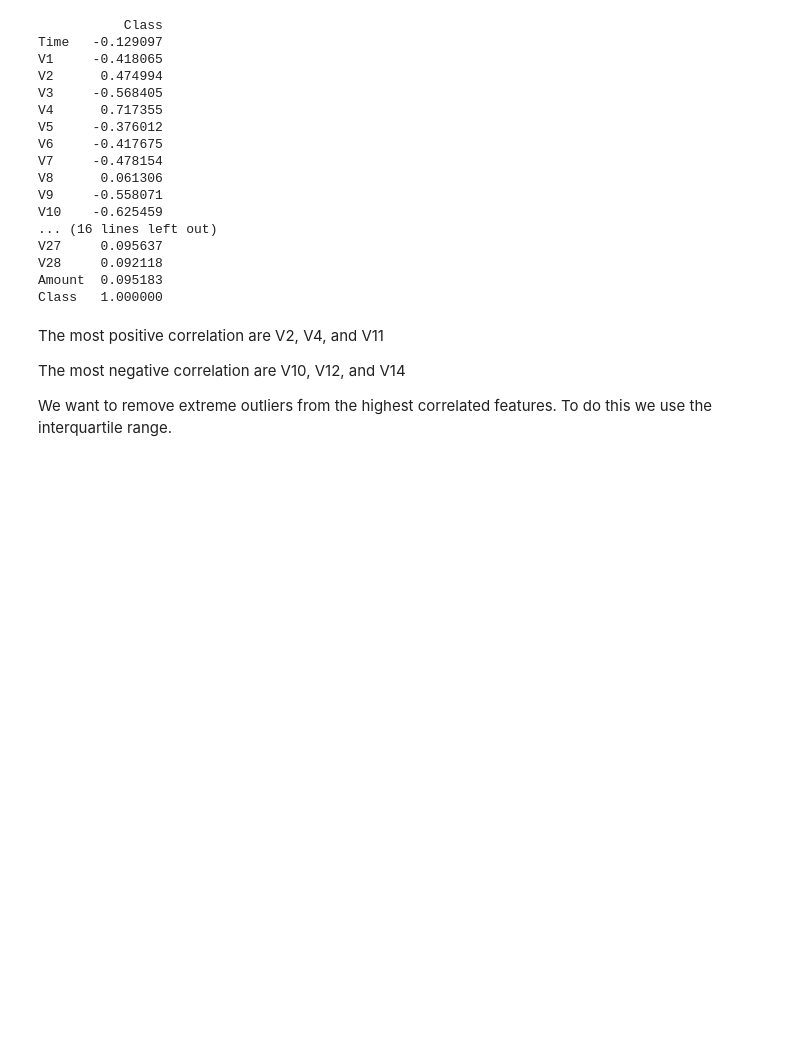
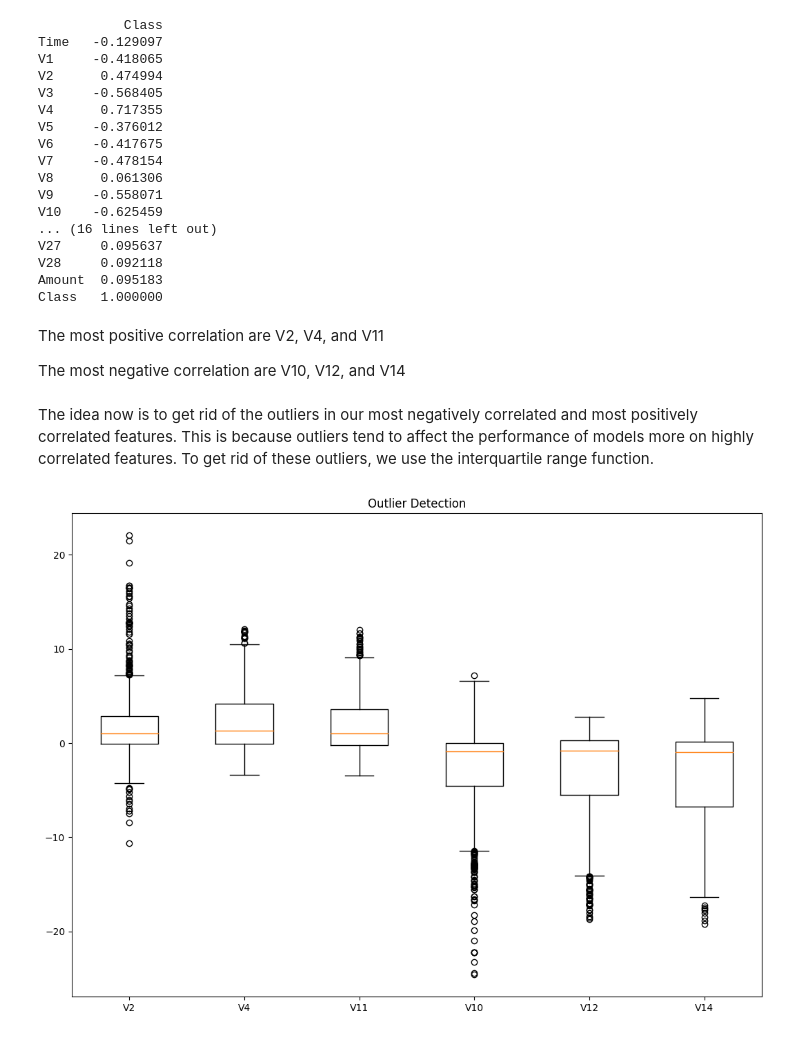
Before and after one commit to GavinEBinder/Credit-Card-Fraud-Detection-ML-Project, a Jupyter notebook: CreditCardFraudDetection.ipynb, the cells around one changed output. Saved outputs shown, nothing was run; the diff lists cells and outputs as text; code cells hidden in the pictures; blank space fills up the shorter version.

```diff
--- a/CreditCardFraudDetection.ipynb
+++ b/CreditCardFraudDetection.ipynb
@@ -162,5 +185,16 @@ Class   1.000000
 The most positive correlation are V2, V4, and V11
 
 The most negative correlation are V10, V12, and V14
-
-We want to remove extreme outliers from the highest correlated features. To do this we use the interquartile range.
+# %% [markdown]
+The idea now is to get rid of the outliers in our most negatively correlated and most positively correlated features. This is because outliers tend to affect the performance of models more on highly correlated features. To get rid of these outliers, we use the interquartile range function.
+# %%
+x = [df.V2, df.V4, df.V11, df.V10, df.V12, df.V14]
+y = ['V2', 'V4', 'V11', 'V10', 'V12', 'V14']
+fig = plt.figure(figsize =(10, 7))
+ax = fig.add_axes([0, 0, 1, 1])
+ax.boxplot(x)
+ax.set_xticklabels(y)
+plt.title('Outlier Detection')
+plt.show()
+# %% [output]
+[figure, added]
```
Also changed, not shown: parts of 22 cells of this notebook.
